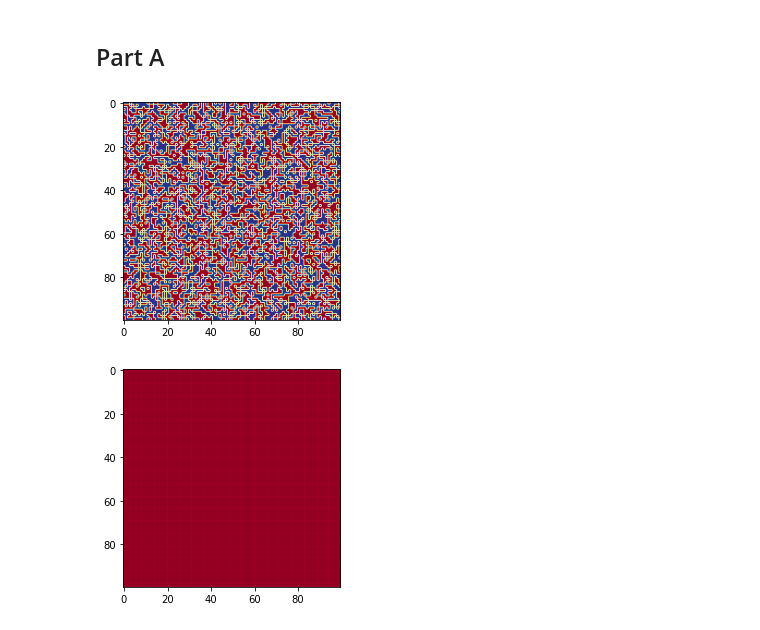
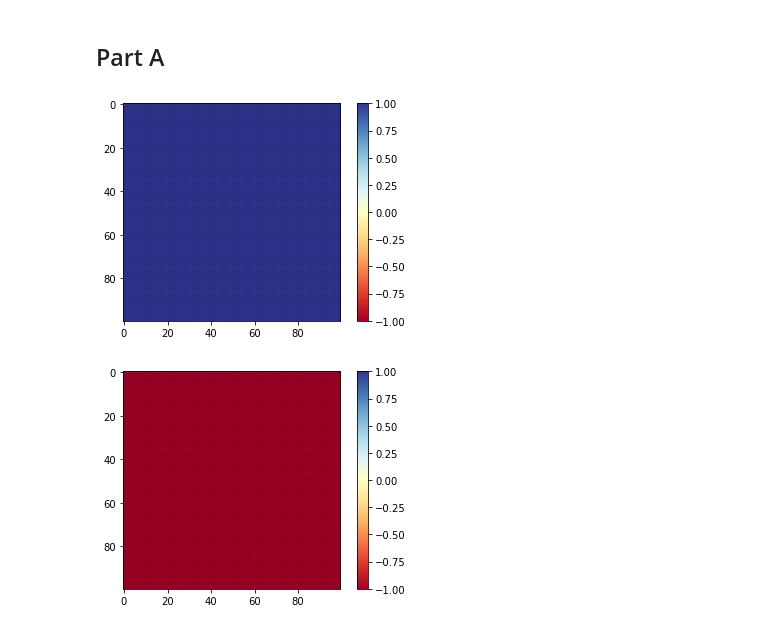
Before and after one commit to DylanPerez715/PHYS_142_2D_Ising_Model, a Jupyter notebook: PHYS142PartA.ipynb, the cells around one changed output. Drawn from its saved outputs; the diff is of its cells as text; code cells hidden in the pictures.

```diff
--- a/PHYS142PartA.ipynb
+++ b/PHYS142PartA.ipynb
@@ -10,23 +10,27 @@ import matplotlib.animation as animation
 # %%
 STEPS = 200_000
 N = 100
 J = 1
 KB = 1
 T = 2
-#lattice_spins = np.ones((N, N))
-lattice_spin_random = 2 * (np.random.randint(2, size=(N, N)) - 0.5)
+lattice_spins = np.ones((N, N))
+#lattice_spin_random = 2 * (np.random.randint(2, size=(N, N)) - 0.5)
+
 
 
 
 plt.figure()
-plt.imshow(lattice_spin_random, cmap="RdYlBu")
+plt.imshow(lattice_spins, cmap="RdYlBu")
 # show gridlines
 for i in range(N):
     plt.axhline(i + 0.5, color="black", lw=0.1)
     plt.axvline(i + 0.5, color="black", lw=0.1)
+
+plt.colorbar()
+plt.clim(-1, 1)
 plt.show()
 # %% [output]
-[figure, old version]
+[figure, new version]
 # %%
 num_accept=0
 
@@ -54,15 +58,17 @@ def Hastings (B, T ,lattice, steps,shape):
 
     return lattice, m_values
 # %%
-temp_1, mean_1 =Hastings(-1,1,lattice_spin_random, 200_000, 100)
+temp_1, mean_1 =Hastings(-1,1,lattice_spins, 200_000, 100)
 
 
 plt.figure()
 plt.imshow(temp_1, cmap="RdYlBu")
+plt.colorbar()
+plt.clim(-1, 1)
 
 for i in range(N):
     plt.axhline(i + 0.5, color="black", lw=0.1)
     plt.axvline(i + 0.5, color="black", lw=0.1)
 plt.show()
 # %% [output]
-[figure, old version]
+[figure, new version]
```
Also changed, not shown: parts of 7 cells of this notebook.
